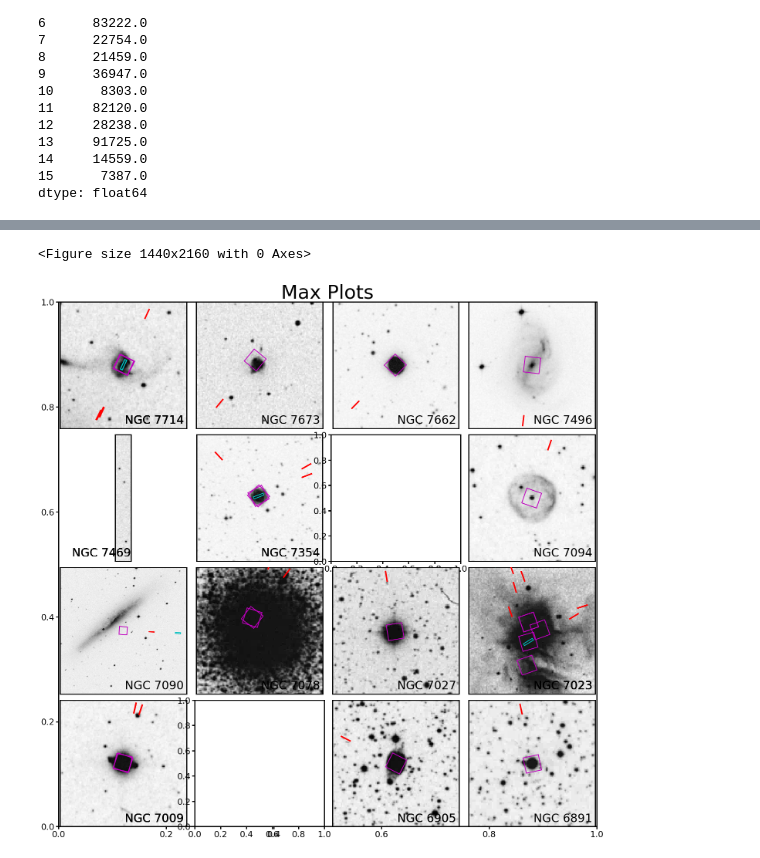
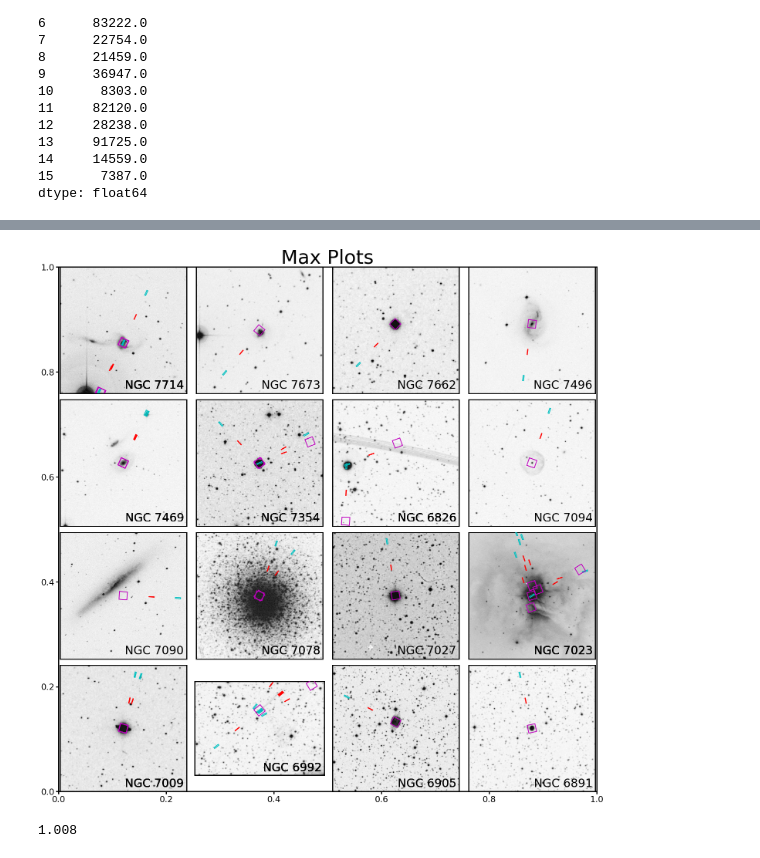
Before and after one commit to Jimbo-Coder/Fuse, a Jupyter notebook: Working adap_prep_2022_for_rizzo .ipynb, the cells around one changed output, grey strips where cells are left out. Saved outputs shown, nothing was run; the diff lists cells and outputs as text; code cells hidden in the pictures.

```diff
--- a/Working adap_prep_2022_for_rizzo .ipynb
+++ b/Working adap_prep_2022_for_rizzo .ipynb
@@ -224,7 +240,9 @@ fnames=[]
 
 
 #download files
-down_dir='C:/Users/maxri/Desktop/Classes 4-1/Research/fuse/temp/'
+# down_dir='C:/Users/maxri/Desktop/Classes 4-1/Research/fuse/temp/'
+down_dir='/home/hchung/fuse_data_rizzo/obs_data'
+
 for i in range(len(obs_tables)):
 # for i in [6]:
     otb=obs_tables[i]
@@ -368,7 +386,8 @@ C:/Users/maxri/Desktop/Classes 4-1/Research/fuse/temp/mastDownload\FUSE\g0010101
 WARNING: NoResultsWarning: No products to download. [astroquery.mast.observations]
 ... (11 outputs left out)
 # %%
-down_dir='C:/Users/maxri/Desktop/Classes 4-1/Research/fuse/temp/'
+# down_dir='C:/Users/maxri/Desktop/Classes 4-1/Research/fuse/temp/'
+down_dir='/home/hchung/fuse_data_rizzo/obs_data/'
 # for i in range(len(obs_tables)):
 
 df=pd.DataFrame()
@@ -799,10 +770,11 @@ for i in range(len(pidxs)):
     axs.append(ax)
 
 
-fidx=[0,0,1,1,1,
-      1,1,0,0,0,
-      0,0,0,0,0,
-      0,0,0,0
+fidx=[1,1,1,1,
+      1,0,0,0,
+      0,0,0,0,
+      0,0,0,0,
+      0,0,0
      ]
 
 # fidx=[1,0,0,0,0,
@@ -840,18 +812,18 @@ print(cut_widths[1])
 
 
 raoffs=np.array(
-    [0,0,0,0,
-     0.7,0,22.5,0,
-     0,0,0,0,
-     0,0,0,0,
+    [0,   0,   0, 0,
+     0, 0,   5, 0,
+     0,   0,   0, 0,
+     0,   0,   0, 0,
     ]
 )
 
 decoffs=np.array(
-    [0.1,0,-0.05,-0.05,
-     -0.1,0,-15,0,
-     0,0,0,0,
-     0,0,-0.05,0,
+    [0.1, 0, -0.05, -0.05,
+     0, 0,    0,     0,
+     0,   0,     0,    0,
+     0,    0,-0.05,    0,
     ]
 )
 
@@ -863,23 +835,33 @@ for i in range(len(objnames)):
 
 #     if i == 3 or i == 4 or i == 6 or i == 8 or i == 12 or i == 13:
 #         continue
-    if i == 6 or i == 13:
-        continue
+#     if i == 0 or i == 6:
+#         continue
+#     if i == 6 :
+# # #     or i == 6:
+#         continue
+# NGC6997
+    print('iiiii ',i)
     ax=axs[i]
     objname=objnames[i]
-    print(objname)
+    print('galname:', objname)
     sdf=df.loc[df['objname']==objname,:]
     sdf.index=np.arange(len(sdf))
     ra0, dec0=sdf.loc[0,'ra'], sdf.loc[0,'dec']
 #     print(ra0, dec0)
     c = SkyCoord(ra0, dec0, frame='icrs', unit='deg')
     cond=np.array(file_sc.separation(c))<minsep
+    print('ra0, dec0', ra0, '  ',dec0)
+    print('sum cond', np.sum(cond))
     match_df=fdf[cond]
     match_df.index=np.arange(np.sum(cond))
+    print('number of matched DF',len(match_df))
     # print(match_df.loc[fidx[i],'file_path'][0:44] + match_df.loc[fidx[i],'file_path'][60:])
-    #fits_file=match_df.loc[fidx[i],'file_path']
-    fits_file=match_df.loc[fidx[i],'file_path'][0:44] + match_df.loc[fidx[i],'file_path'][60:] #61forblue,60forred
-    print(fidx[i])
+    fits_file=match_df.loc[fidx[i],'file_path']
+#     print(match_df.loc[fidx[i],:])
+#     fits_file=match_df.loc[fidx[i],'file_path'][0:44] + match_df.loc[fidx[i],'file_path'][60:] #61forblue,60forred
+    print('i and fidx',i, fidx[i])
+    print(fits_file)
     hdu=fits.open(os.path.normpath(fits_file))
     hdr=hdu[0].header
     oiwcs=astropy.wcs.WCS(header=hdr)
@@ -890,11 +872,17 @@ for i in range(len(objnames)):
 
     oim=hdu[0].data
 
+    ra00, dec00=sdf.loc[0,'ra'], sdf.loc[0,'dec']
     ra0, dec0=sdf.loc[0,'ra']+cut_widths[i]*raoffs[i], sdf.loc[0,'dec']+cut_widths[i]*decoffs[i]
 #     print(ra0, dec0)
+    cc00 = SkyCoord(ra00, dec00, frame='icrs', unit='deg')
     cc = SkyCoord(ra0, dec0, frame='icrs', unit='deg')
 
-    print(oiwcs,cc)
+    print(oiwcs)
+    print('cc')
+    print(cc)
+    print('cc00')
+    print(cc00)
 
     img_cutout_obj=Cutout2D(oim, cc,
                        u.Quantity(cut_widths[i], unit='deg'),
@@ -1059,2 +1017,6 @@ WARNING: FITSFixedWarning: 'datfix' made the change 'Set MJD-OBS to 33882.248611
-<Figure size 1440x2160 with 0 Axes>
-[figure, old version]
+[figure, new version]
+# %%
+# 67.2 arcsec/mm * (0.015 mm) = arcsec
+67.2*0.015
+# %% [output]
+1.008
```
Also changed, not shown: parts of 12 cells of this notebook, 1 other file.
